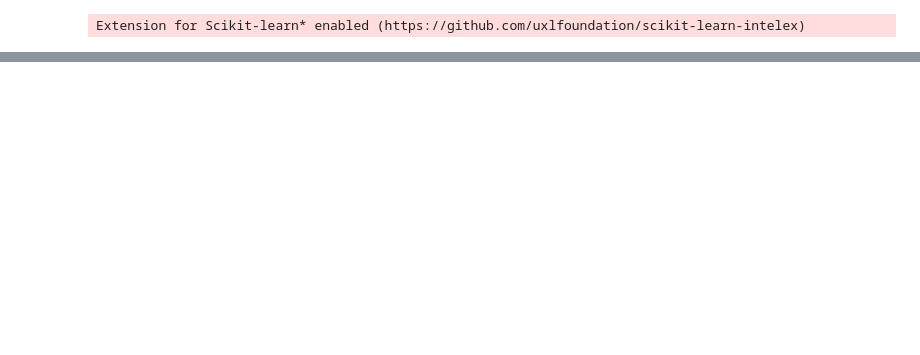
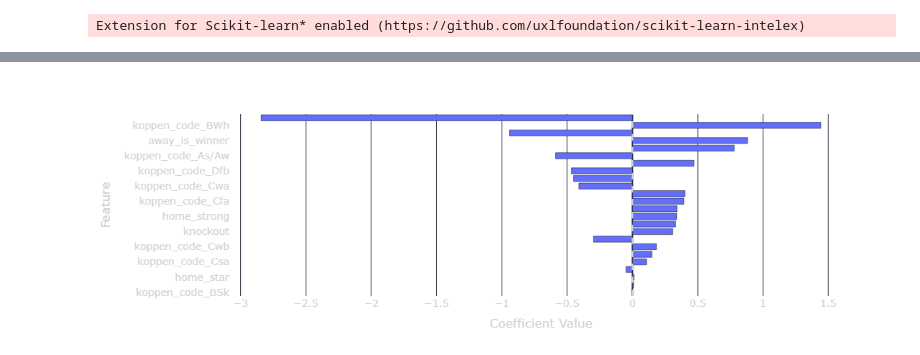
Before and after one commit to zouge666/SocialDataAnalysisAndVisualization-28, a Jupyter notebook: FP 02806.ipynb, the cells around one changed output, grey strips where cells are left out. Drawn from its saved outputs; the diff is of its cells as text; code cells hidden in the pictures; blank space fills up the shorter version.

```diff
--- a/FP 02806.ipynb
+++ b/FP 02806.ipynb
@@ -1204,0 +444,20 @@ koppen_code_Csb    0.012409
+# %%
+# One-hot encode climate codes
+df = pd.get_dummies(df, columns=['koppen_code'], drop_first=True)
+
+# Final feature selection
+desired = [
+    'Attendance','knockout',
+    'home_is_winner','away_is_winner',
+    'home_is_host','away_is_host',
+    'home_strong','away_strong',
+    'home_star_count','away_star_count'
+]
+features = [c for c in desired if c in df.columns] + \
+           [c for c in df.columns if c.startswith('koppen_code_')]
+
+# Clean rows with missing values
+df = df.dropna(subset=features + ['home_win'])
+
+X = df[features].values.astype(np.float32)
+y = df['home_win'].values.astype(np.int64)
@@ -1204,0 +543,44 @@ koppen_code_Csb    0.012409
+# %%
+import pandas as pd
+import plotly.express as px
+
+# Extract model weights and match them to feature names
+weights = model.linear.weight.detach().numpy().flatten()
+dfw = pd.DataFrame({
+    'feature': features,
+    'coef': weights
+})
+
+# Calculate absolute values for sorting
+dfw['abs_coef'] = dfw['coef'].abs()
+dfw = dfw.sort_values('abs_coef', ascending=True)
+
+# Create an interactive horizontal bar chart using Plotly
+fig = px.bar(
+    dfw,
+    x='coef',
+    y='feature',
+    orientation='h',
+    title="Feature Coefficients (Logistic Regression)",
+    labels={'coef': 'Coefficient Value', 'feature': 'Feature'},
+    template='plotly_dark'  # dark theme with light text
+)
+
+# Add a vertical reference line at x = 0
+fig.add_vline(x=0, line_dash='dash', line_color='lightgray')
+
+# Customize layout for transparent background and light font
+fig.update_layout(
+    title_font=dict(color='white', size=20),
+    font=dict(color='lightgray', size=14),
+    plot_bgcolor='rgba(0,0,0,0)',     # transparent plot area
+    paper_bgcolor='rgba(0,0,0,0)',    # transparent overall background
+    autosize=True,
+    margin=dict(l=50, r=50, t=50, b=50)
+)
+
+# Save the plot as a responsive, standalone HTML file
+fig.write_html("feature_coefficients.html", full_html=True, include_plotlyjs='cdn')
+fig.show()
+# %% [output]
+[figure, added]
```
Also changed, not shown: parts of 59 cells of this notebook.
